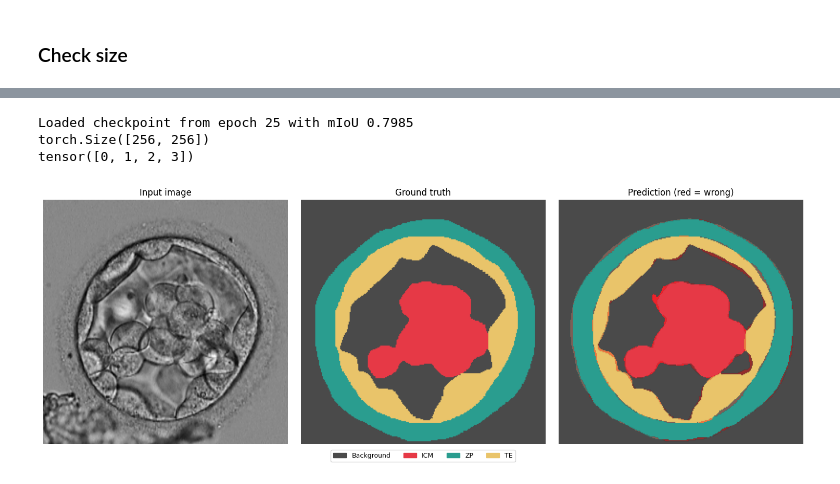
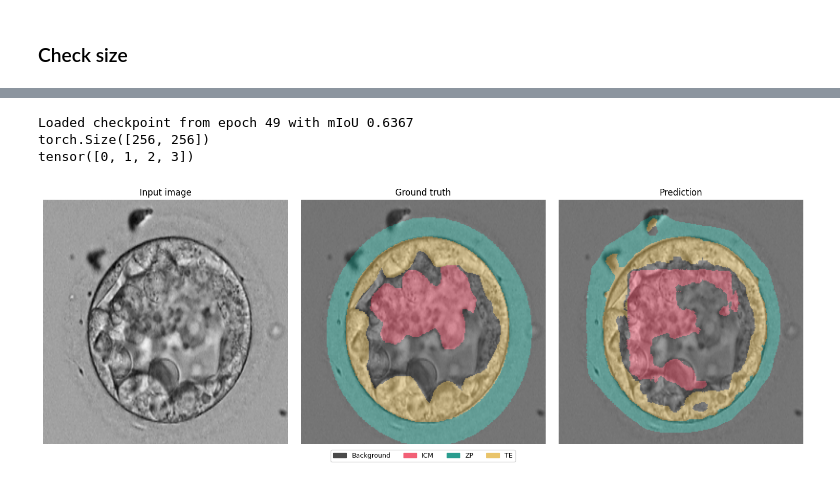
Before and after one commit to mikakia/AdvanceML_Final_Project, a Jupyter notebook: blasto_ss.ipynb, the cells around one changed output, grey strips where cells are left out. Saved outputs shown, nothing was run; the diff lists cells and outputs as text; code cells hidden in the pictures.

```diff
--- a/blasto_ss.ipynb
+++ b/blasto_ss.ipynb
@@ -290,7 +482,7 @@ class UNet(nn.Module):
 # %%
 import matplotlib.patches as mpatches
 
-model = UNet(in_channels = 1, n_classes=4, base_filters=64)
+model = UNet()
 model.eval()
 
 image, semantic_mask = dataset[1]
@@ -583,6 +805,6 @@ Training complete. Best mIoU: 0.7985
 # %%
 # 1. Rebuild the model architecture (must match what you trained)
-model = UNet(in_channels=1, n_classes=4, base_filters=64)
+model = UNet()
 
 # 2. Load the saved weights
 checkpoint = torch.load("best_unet.pth", map_location="cpu")
@@ -596,83 +818,93 @@ pred_mask = predict(model, image)     # (256, 256) class indices
 print(pred_mask.shape)
 print(pred_mask.unique())             # which classes were predicted
 # %% [output]
-Loaded checkpoint from epoch 25 with mIoU 0.7985
+Loaded checkpoint from epoch 49 with mIoU 0.6367
 torch.Size([256, 256])
 tensor([0, 1, 2, 3])
 # %%
 CLASS_COLORS = {
     0: ("Background", "#4a4a4a"),
-    1: ("ICM",     "#e63946"),
+    1: ("ICM",     "#f26076"),
     2: ("ZP",      "#2a9d8f"),
     3: ("TE",     "#e9c46a"),
 }
 
-def visualize_prediction(image, pred_mask, gt_mask=None, class_colors=CLASS_COLORS):
+def visualize_prediction(image, pred_mask, gt_mask=None, class_colors=CLASS_COLORS, alpha=0.5):
     """
     Args:
         image:     (1, 256, 256) float tensor
         pred_mask: (256, 256)    long tensor  — from predict()
         gt_mask:   (256, 256)    long tensor  — class indices
                    (4, 256, 256) float tensor — one-hot, converted automatically
+        alpha:     overlay transparency (0=invisible, 1=opaque)
     """
 
-    # Convert one-hot gt_mask to class indices if needed
     if gt_mask is not None and gt_mask.dim() == 3:
-        gt_mask = gt_mask.argmax(dim=0)   # (4, 256, 256) → (256, 256)
+        gt_mask = gt_mask.argmax(dim=0)
+
+    # Convert grayscale image to RGB for overlay
+    img_np = image.squeeze(0).cpu().numpy()
+    img_np = (img_np - img_np.min()) / (img_np.max() - img_np.min())  # normalise to [0,1]
+    img_rgb = np.stack([img_np] * 3, axis=-1)                         # (H, W, 3)
 
     def mask_to_rgb(mask_np):
         h, w = mask_np.shape
-        rgb = np.zeros((h, w, 3), dtype=np.uint8)
+        rgb = np.zeros((h, w, 3), dtype=np.float32)
         for cls_idx, (_, hex_color) in class_colors.items():
-            r, g, b = int(hex_color[1:3], 16), int(hex_color[3:5], 16), int(hex_color[5:7], 16)
+            r = int(hex_color[1:3], 16) / 255.0
+            g = int(hex_color[3:5], 16) / 255.0
+            b = int(hex_color[5:7], 16) / 255.0
             rgb[mask_np == cls_idx] = [r, g, b]
         return rgb
+
+    def overlay(img, mask_np):
+        """Blend image and coloured mask: out = (1-alpha)*img + alpha*mask"""
+        mask_rgb = mask_to_rgb(mask_np)
+        return np.clip((1 - alpha) * img + alpha * mask_rgb, 0, 1)
 
     pred_np = pred_mask.cpu().numpy()
     n_cols  = 3 if gt_mask is not None else 2
     fig, axes = plt.subplots(1, n_cols, figsize=(5 * n_cols, 5))
 
     # Input image
-    axes[0].imshow(image.squeeze(0).cpu().numpy(), cmap="gray")
+    axes[0].imshow(img_rgb)
     axes[0].set_title("Input image")
     axes[0].axis("off")
 
-    # Ground truth
+    # Ground truth overlay
     if gt_mask is not None:
         gt_np = gt_mask.cpu().numpy()
-        axes[1].imshow(mask_to_rgb(gt_np))
+        axes[1].imshow(overlay(img_rgb, gt_np))
         axes[1].set_title("Ground truth")
         axes[1].axis("off")
 
-    # Prediction
+    # Prediction overlay
     ax_pred = axes[2] if gt_mask is not None else axes[1]
-    ax_pred.imshow(mask_to_rgb(pred_np))
+    ax_pred.imshow(overlay(img_rgb, pred_np))
     ax_pred.set_title("Prediction")
     ax_pred.axis("off")
 
-    # Overlay: highlight disagreements in red
-    if gt_mask is not None:
-        wrong = (pred_np != gt_np).astype(np.uint8) * 255
-        overlay = np.zeros((*pred_np.shape, 4), dtype=np.uint8)  # RGBA
-        overlay[..., 0] = wrong    # red channel
-        overlay[..., 3] = wrong    # alpha channel
-        ax_pred.imshow(overlay, alpha=0.4)
-        ax_pred.set_title(f"Prediction (red = wrong)")
+    # Highlight disagreements in red on top of the prediction overlay
+    # if gt_mask is not None:
+    #     wrong = (pred_np != gt_np).astype(np.uint8) * 255
+    #     error_overlay = np.zeros((*pred_np.shape, 4), dtype=np.uint8)
+    #     error_overlay[..., 0] = wrong   # red channel
+    #     error_overlay[..., 3] = wrong   # alpha channel
+    #     ax_pred.imshow(error_overlay, alpha=0.4)
+    #     ax_pred.set_title("Prediction (red = wrong)")
 
-    # Shared legend
     legend = [mpatches.Patch(color=col, label=name)
               for _, (name, col) in class_colors.items()]
     fig.legend(handles=legend, loc="lower center", ncol=4,
                bbox_to_anchor=(0.5, -0.05), fontsize=9)
 
     plt.tight_layout()
-    plt.savefig("prediction_vs_gt.png", dpi=150, bbox_inches="tight")
     plt.show()
 
 
 # ── Usage ─────────────────────────────────────────────────────────────────────
-image, gt_mask = dataset[0]
+image, gt_mask = dataset[1]
 pred_mask = predict(model, image)
 visualize_prediction(image, pred_mask, gt_mask)
 # %% [output]
-[figure, old version]
+[figure, new version]
```
Also changed, not shown: parts of 13 cells of this notebook.
